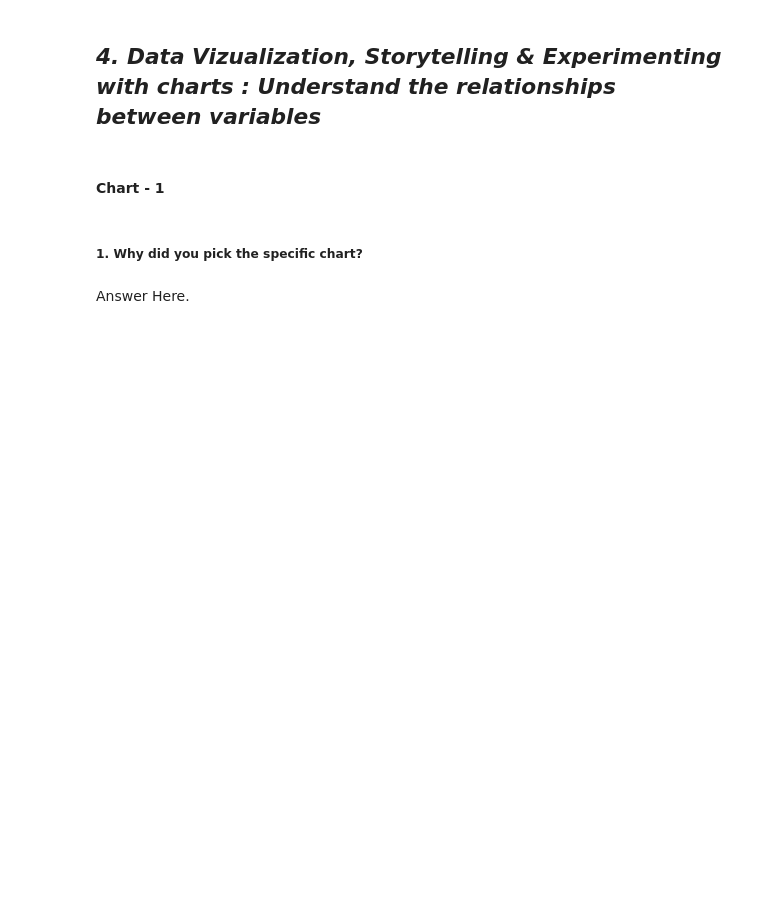
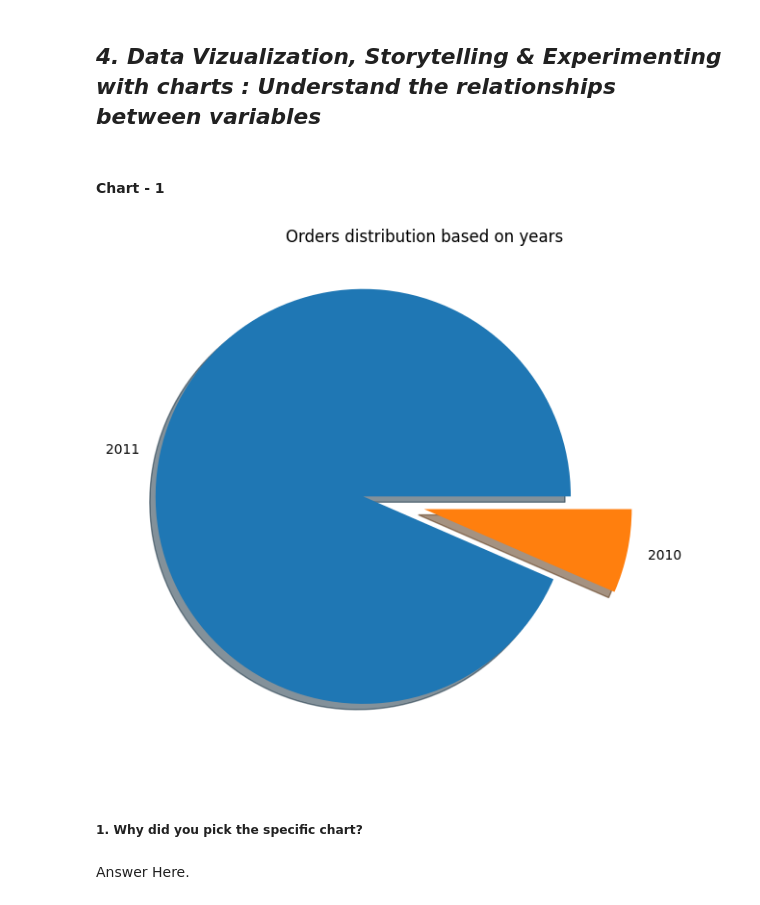
Before and after one commit to AmanSharmas/Online_Retail_Customer_Segmentation, a Jupyter notebook: Online_Retail_Customer_Segmentation.ipynb, the cells around one changed output. Cells and saved outputs as stored; diff of their text form; code cells hidden in the pictures; blank space fills up the shorter version.

```diff
--- a/Online_Retail_Customer_Segmentation.ipynb
+++ b/Online_Retail_Customer_Segmentation.ipynb
@@ -458,3 +518,13 @@ Answer Here.
+# %%
+# Chart - 1 visualization code
+myexplode = [0.3, 0]
+mylabels = ['2011', "2010"]
+fig = plt.figure(figsize =(10, 7))
+plt.pie(year_df['orders_counts'], labels = mylabels, explode = myexplode, shadow = True)
+plt.title("Orders distribution based on years")
+plt.show()
+# %% [output]
+[figure, added]
 # %% [markdown]
 ##### 1. Why did you pick the specific chart?
 # %% [markdown]
```
Also changed, not shown: parts of 88 cells of this notebook.
